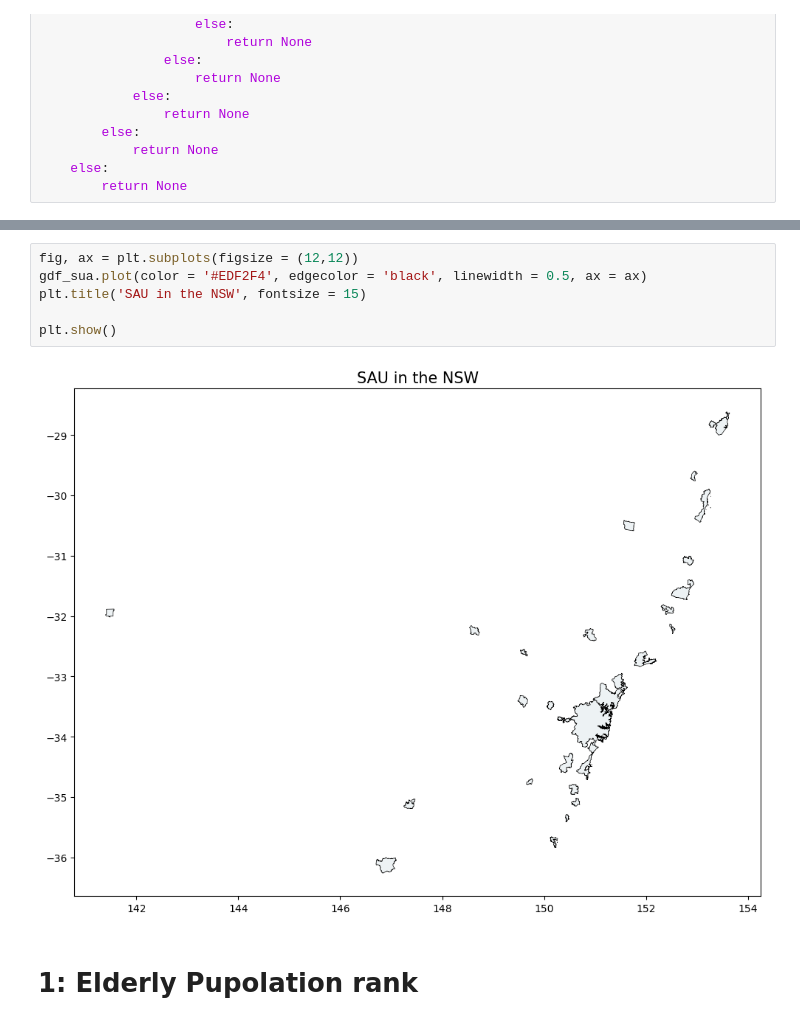
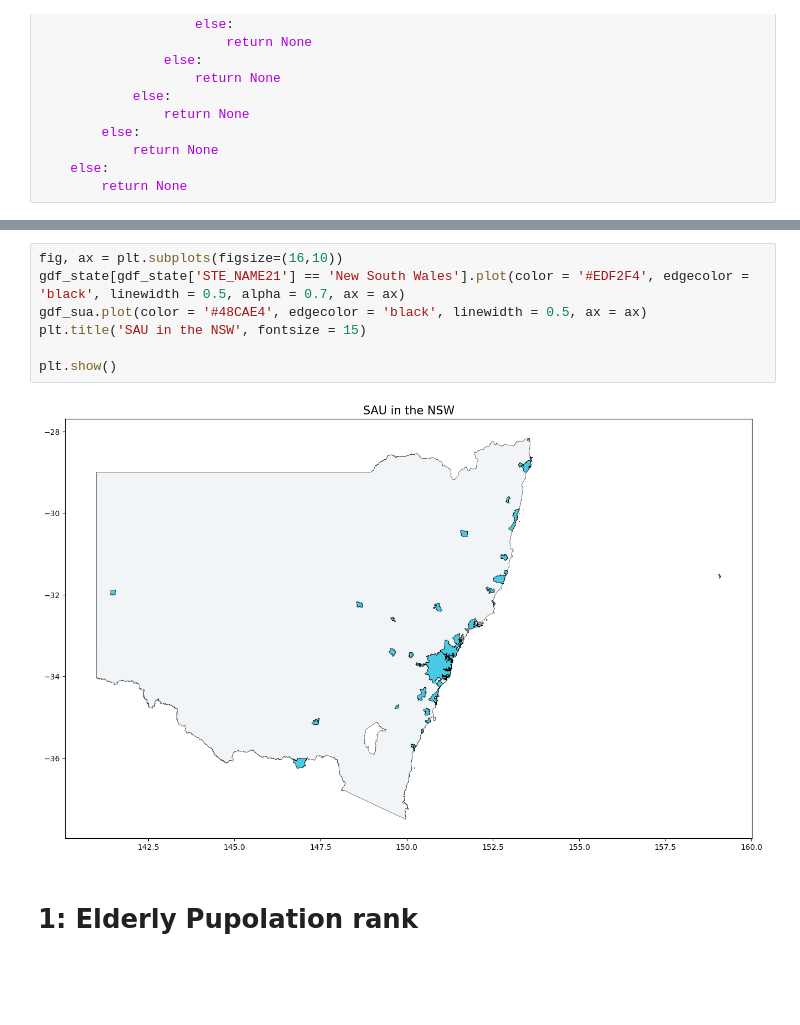
Before and after one commit to tobeychen/9075, a Jupyter notebook: Untitled1.ipynb, the cells around one changed output, grey strips where cells are left out. Drawn from its saved outputs; the diff is of its cells as text; blank space fills up the shorter version.

```diff
--- a/Untitled1.ipynb
+++ b/Untitled1.ipynb
@@ -90,13 +90,14 @@ gdf_sua.head()
 | 3 | 1004 | Batemans Bay | AUS | Australia | 94.3021 | https://linked.data.gov.au/datase... | MULTIPOLYGON (((150.21565 -35.749... |
 | 4 | 1005 | Bathurst | AUS | Australia | 213.5388 | https://linked.data.gov.au/datase... | POLYGON ((149.59755 -33.34829, 14... |
 # %%
-fig, ax = plt.subplots(figsize = (12,12))
-gdf_sua.plot(color = '#EDF2F4', edgecolor = 'black', linewidth = 0.5, ax = ax)
+fig, ax = plt.subplots(figsize=(16,10))
+gdf_state[gdf_state['STE_NAME21'] == 'New South Wales'].plot(color = '#EDF2F4', edgecolor = 'black', linewidth = 0.5, alpha = 0.7, ax = ax)
+gdf_sua.plot(color = '#48CAE4', edgecolor = 'black', linewidth = 0.5, ax = ax)
 plt.title('SAU in the NSW', fontsize = 15)
 
 plt.show()
 # %% [output]
-[figure, old version]
+[figure, new version]
 # %% [markdown]
 # 1: Elderly Pupolation rank
 # %% [markdown]
```
Also changed, not shown: parts of 2 cells of this notebook.
